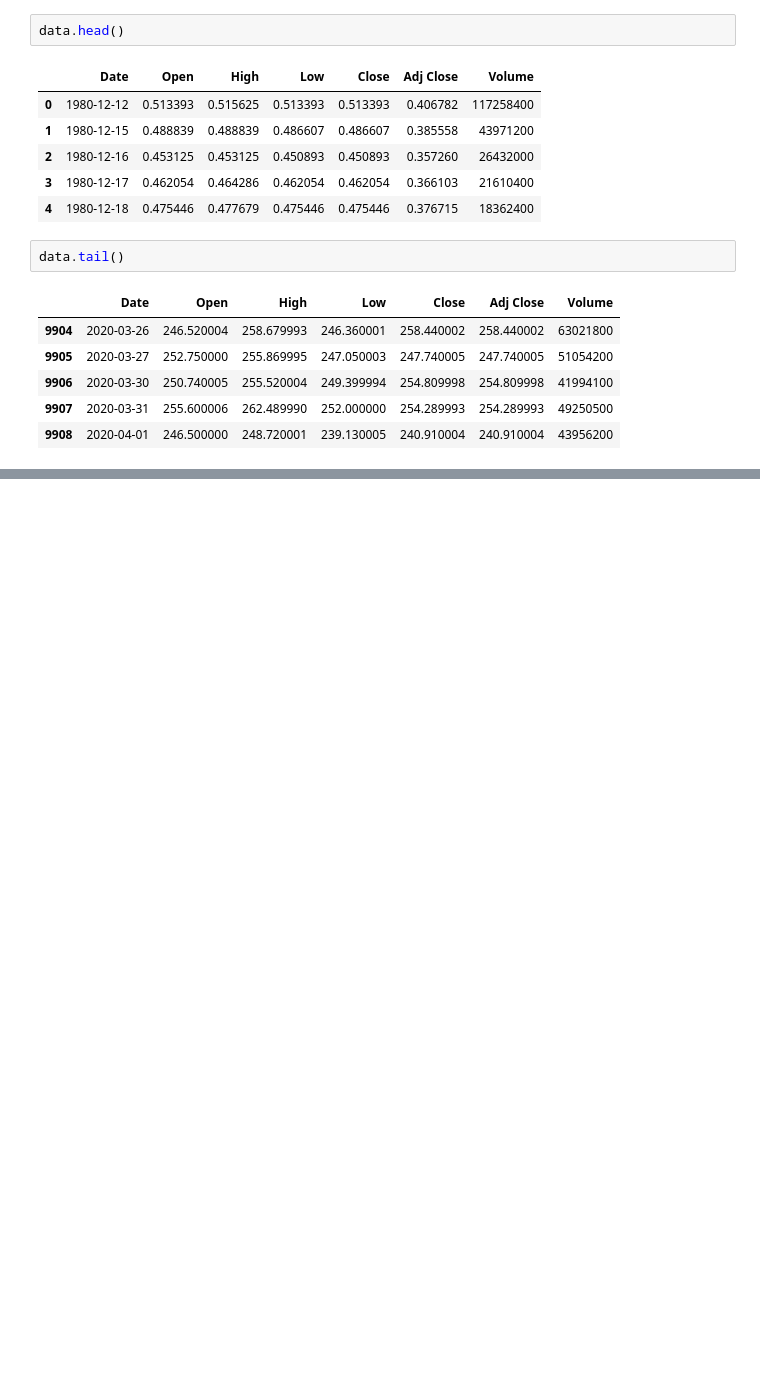
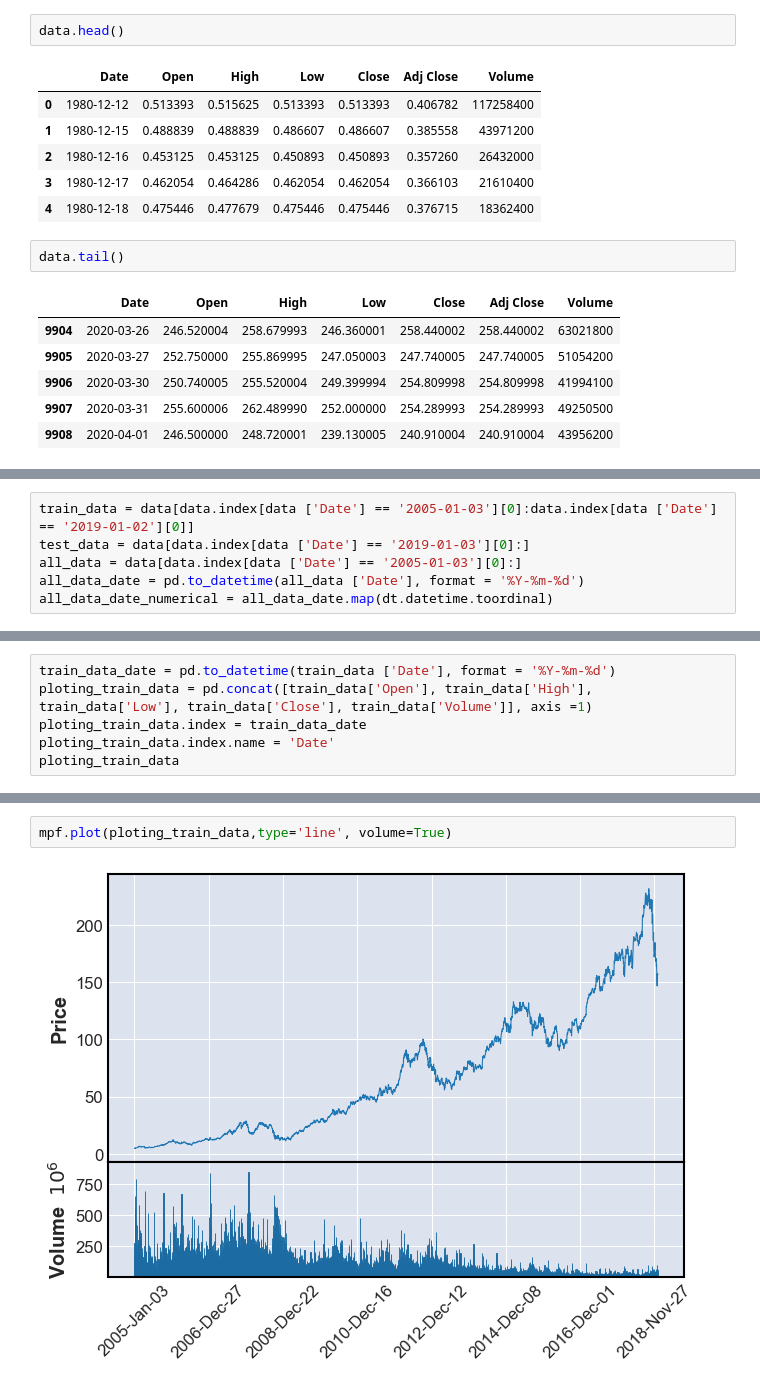
Before and after one commit to mahan-ym/stock-market-forecaster, a Jupyter notebook: StockPredictor.ipynb, the cells around one changed output, grey strips where cells are left out. Saved outputs shown, nothing was run; the diff lists cells and outputs as text; blank space fills up the shorter version.

```diff
--- a/StockPredictor.ipynb
+++ b/StockPredictor.ipynb
@@ -43,0 +70,6 @@ data.tail()
+# %%
+train_data = data[data.index[data ['Date'] == '2005-01-03'][0]:data.index[data ['Date'] == '2019-01-02'][0]]
+test_data = data[data.index[data ['Date'] == '2019-01-03'][0]:]
+all_data = data[data.index[data ['Date'] == '2005-01-03'][0]:]
+all_data_date = pd.to_datetime(all_data ['Date'], format = '%Y-%m-%d')
+all_data_date_numerical = all_data_date.map(dt.datetime.toordinal)
@@ -43,0 +98,6 @@ data.tail()
+# %%
+train_data_date = pd.to_datetime(train_data ['Date'], format = '%Y-%m-%d')
+ploting_train_data = pd.concat([train_data['Open'], train_data['High'], train_data['Low'], train_data['Close'], train_data['Volume']], axis =1)
+ploting_train_data.index = train_data_date
+ploting_train_data.index.name = 'Date'
+ploting_train_data
@@ -43,0 +119,4 @@ data.tail()
+# %%
+mpf.plot(ploting_train_data,type='line', volume=True)
+# %% [output]
+[figure, added]
```
Also changed, not shown: parts of 27 cells of this notebook.
